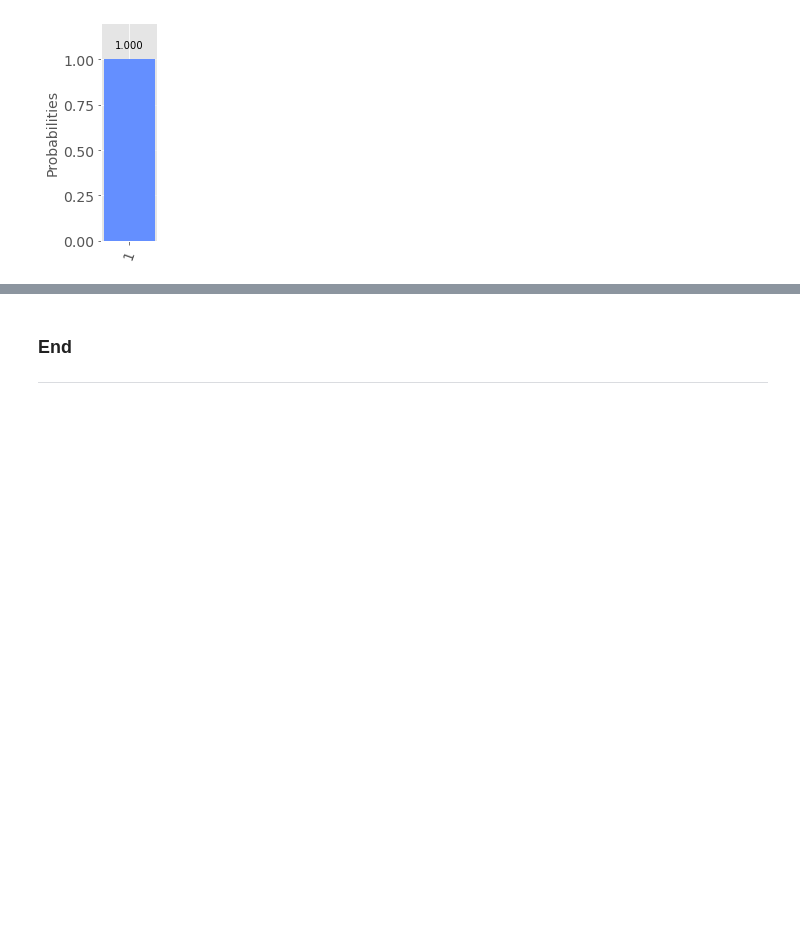
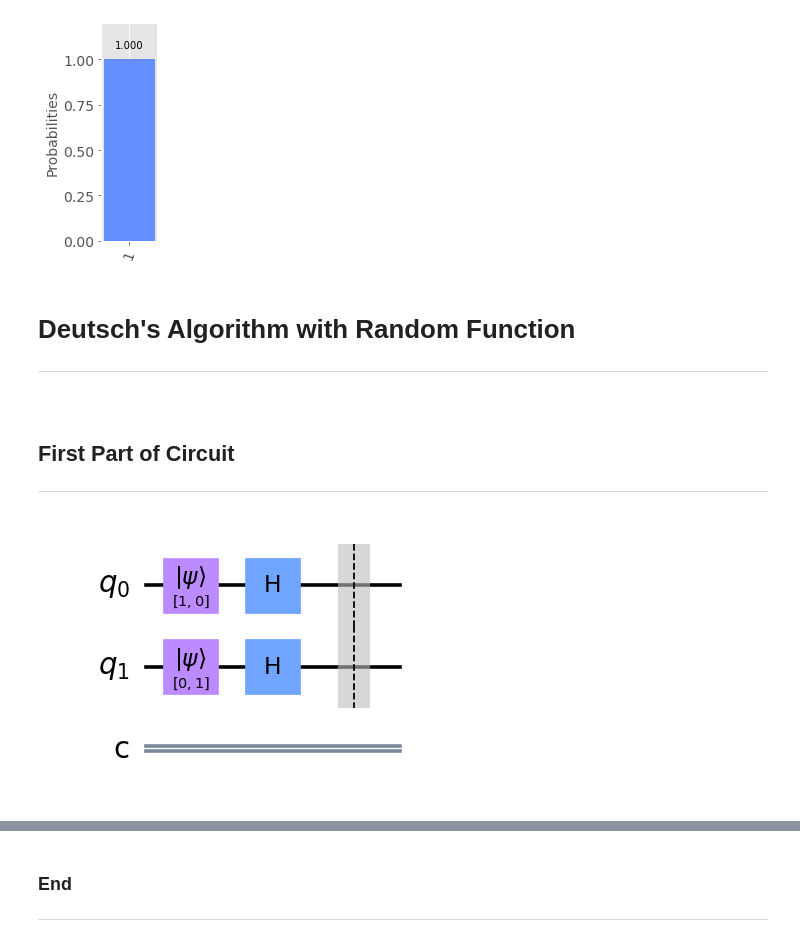
Before and after one commit to krystianopryszek99/Emerging-Technologies, a Jupyter notebook: quantum-deutsch.ipynb, the cells around one changed output, grey strips where cells are left out. Cells and saved outputs as stored; diff of their text form; code cells hidden in the pictures; blank space fills up the shorter version.

Commit message:
Deutsch's Algorithm with random function

```diff
--- a/quantum-deutsch.ipynb
+++ b/quantum-deutsch.ipynb
@@ -296,3 +391,7 @@ counts = results.get_counts()
 qiskit.visualization.plot_histogram(counts, figsize=(1, 4))
 # %% [output]
 [figure]
+# %% [markdown]
+# Deutsch's Algorithm with Random Function
+
+***
@@ -298,0 +426,26 @@ qiskit.visualization.plot_histogram(counts, figsize=(1, 4))
+# %% [markdown]
+<br>
+
+## First Part of Circuit
+
+***
+# %%
+# Create a quantum circuit.
+circuit = qiskit.QuantumCircuit(2, 1)
+
+# Initialise the first qubit to |0>.
+circuit.initialize([1, 0], 0)
+
+# Initialise the second qubit to |1>.
+circuit.initialize([0, 1], 1)
+
+# Apply a Hadamard gate to each qubit.
+circuit.h((0, 1))
+
+# Separate parts of circuit.
+circuit.barrier()
+
+# Draw the circuit.
+circuit.draw(output='mpl', scale=1.8)
+# %% [output]
+[figure, added]
```
Also changed, not shown: parts of 20 cells of this notebook.
